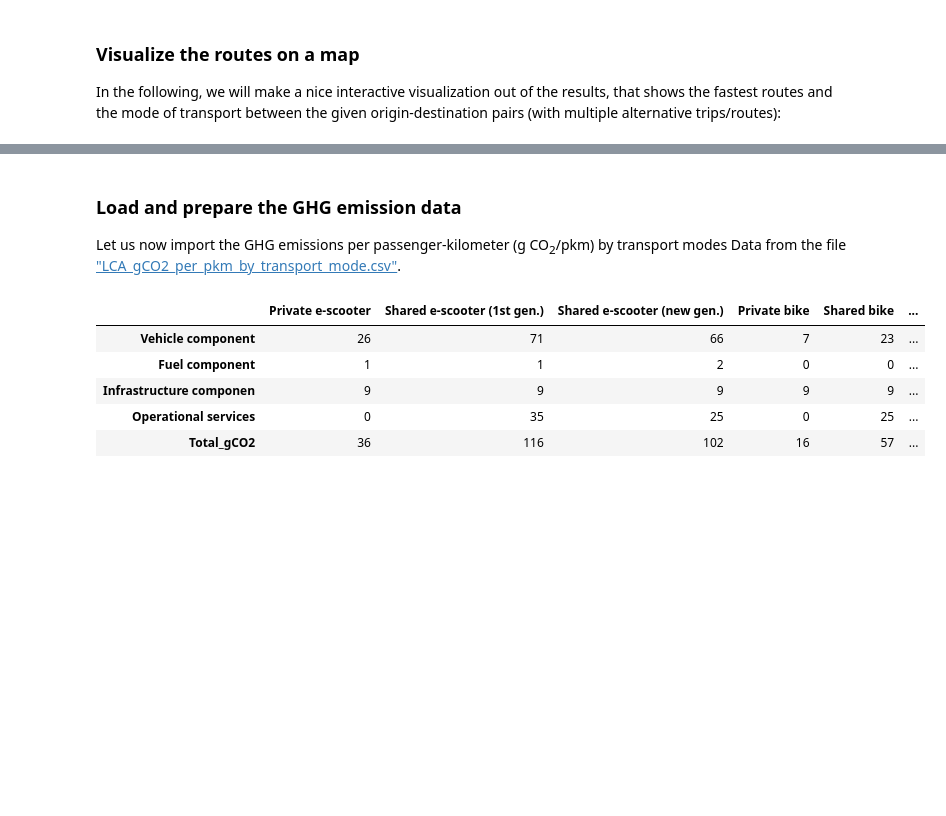
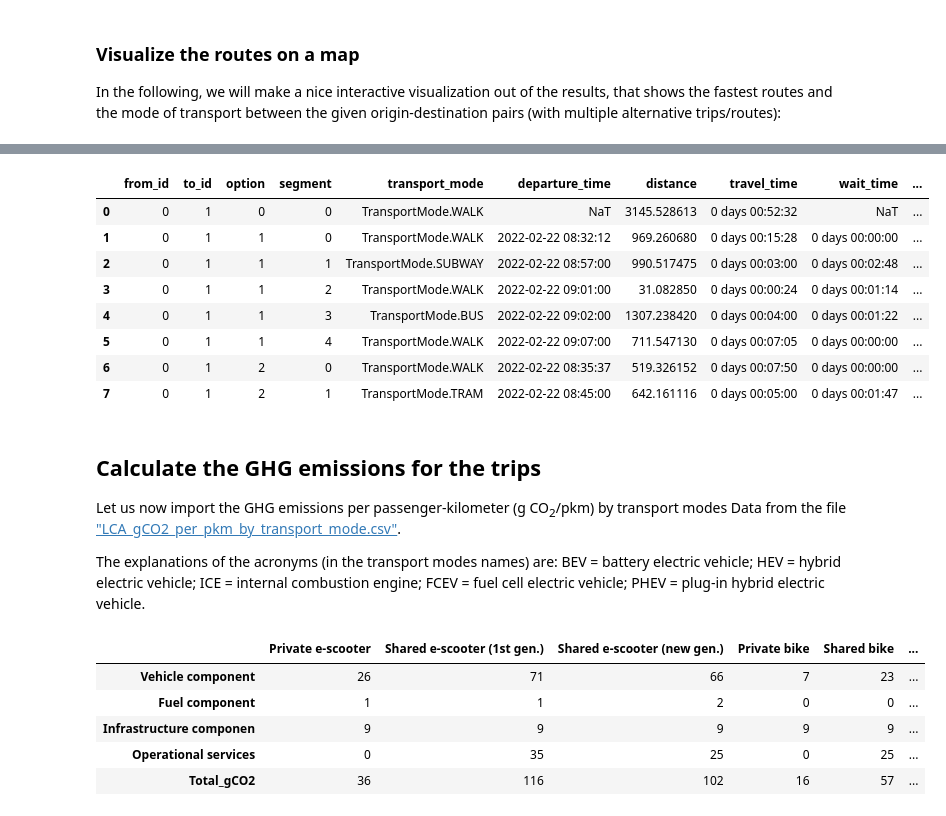
Before and after one commit to AaltoGIS/Mobile-Tartu-2024, a Jupyter notebook: source/notebooks/T2_calculating-travel-time-matrices_and_GHG_factors.ipynb, the cells around one changed output, grey strips where cells are left out. Cells and saved outputs as stored; diff of their text form; code cells hidden in the pictures; blank space fills up the shorter version.

```diff
--- a/source/notebooks/T2_calculating-travel-time-matrices_and_GHG_factors.ipynb
+++ b/source/notebooks/T2_calculating-travel-time-matrices_and_GHG_factors.ipynb
@@ -310,7 +292,22 @@ m2
+# %%
+# Calculate simple Euclidian distances based on the geometry
+travel_details["distance"] = travel_details.length
+travel_details.head(8)
+# %% [output]
+|  | from_id | to_id | option | segment | transport_mode | departure_time | distance | travel_time | wait_time | ... |
+| 0 | 0 | 1 | 0 | 0 | TransportMode.WALK | NaT | 3145.528613 | 0 days 00:52:32 | NaT | ... |
+| 1 | 0 | 1 | 1 | 0 | TransportMode.WALK | 2022-02-22 08:32:12 | 969.260680 | 0 days 00:15:28 | 0 days 00:00:00 | ... |
+| 2 | 0 | 1 | 1 | 1 | TransportMode.SUBWAY | 2022-02-22 08:57:00 | 990.517475 | 0 days 00:03:00 | 0 days 00:02:48 | ... |
+| 3 | 0 | 1 | 1 | 2 | TransportMode.WALK | 2022-02-22 09:01:00 | 31.082850 | 0 days 00:00:24 | 0 days 00:01:14 | ... |
+| 4 | 0 | 1 | 1 | 3 | TransportMode.BUS | 2022-02-22 09:02:00 | 1307.238420 | 0 days 00:04:00 | 0 days 00:01:22 | ... |
+| 5 | 0 | 1 | 1 | 4 | TransportMode.WALK | 2022-02-22 09:07:00 | 711.547130 | 0 days 00:07:05 | 0 days 00:00:00 | ... |
+| 6 | 0 | 1 | 2 | 0 | TransportMode.WALK | 2022-02-22 08:35:37 | 519.326152 | 0 days 00:07:50 | 0 days 00:00:00 | ... |
+| 7 | 0 | 1 | 2 | 1 | TransportMode.TRAM | 2022-02-22 08:45:00 | 642.161116 | 0 days 00:05:00 | 0 days 00:01:47 | ... |
 # %% [markdown]
-
-### Load and prepare the GHG emission data
+## Calculate the GHG emissions for the trips
 
 Let us now import the GHG emissions per passenger-kilometer (g CO<sub>2</sub>/pkm) by transport modes Data from the file ["LCA_gCO2_per_pkm_by_transport_mode.csv"](data/LCA_gCO2_per_pkm_by_transport_mode.csv).
+
+The explanations of the acronyms (in the transport modes names) are: BEV = battery electric vehicle; HEV = hybrid electric vehicle; ICE = internal combustion engine; FCEV = fuel cell electric vehicle; PHEV = plug-in hybrid electric vehicle.
 # %%
 import pandas as pd
```
Also changed, not shown: parts of 24 cells of this notebook, 1 other file.
